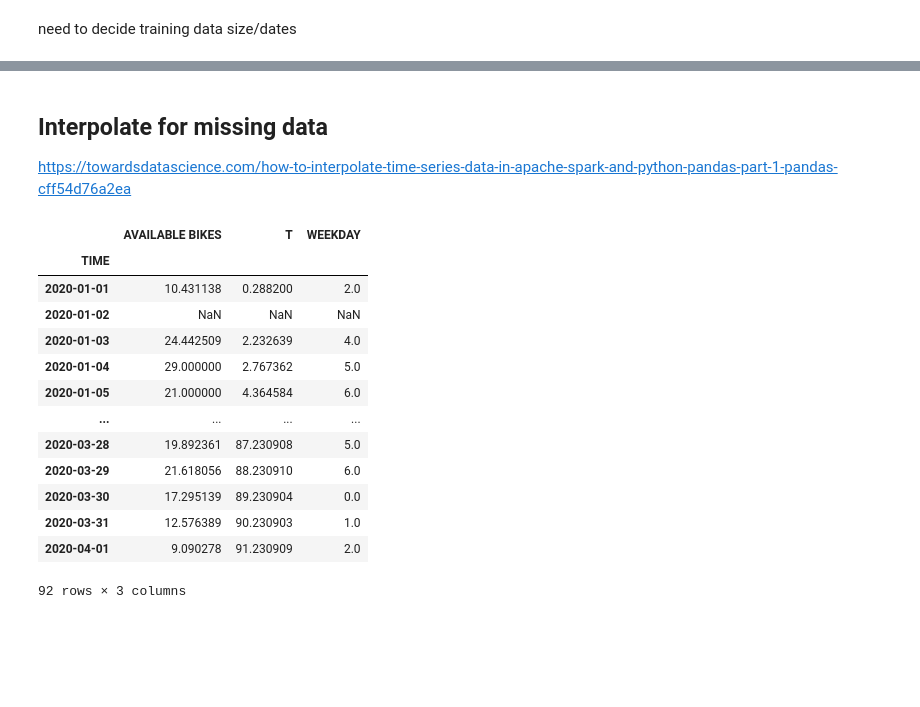
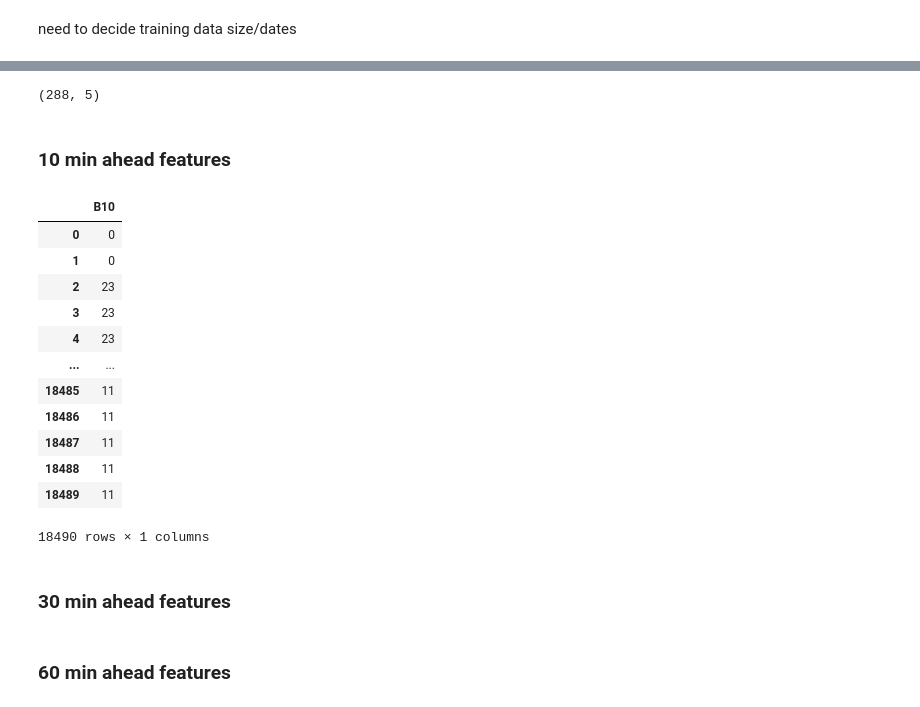
Before and after one commit to daltHub/Final-Assignment, a Jupyter notebook: feature_engineering.ipynb, the cells around one changed output, grey strips where cells are left out. Saved outputs shown, nothing was run; the diff lists cells and outputs as text; code cells hidden in the pictures; blank space fills up the shorter version.

```diff
--- a/feature_engineering.ipynb
+++ b/feature_engineering.ipynb
@@ -82,3 +116,0 @@ Text(0, 0.5, 'Number of Available Bikes')
-# %% [markdown]
-## Interpolate for missing data
-https://towardsdatascience.com/how-to-interpolate-time-series-data-in-apache-spark-and-python-pandas-part-1-pandas-cff54d76a2ea
@@ -92,17 +117,31 @@ df = df.resample('D').mean()
-# %%
-df
-# %% [output]
-|  | AVAILABLE BIKES | T | WEEKDAY |
-| TIME |  |  |  |
-| 2020-01-01 | 10.431138 | 0.288200 | 2.0 |
-| 2020-01-02 | NaN | NaN | NaN |
-| 2020-01-03 | 24.442509 | 2.232639 | 4.0 |
-| 2020-01-04 | 29.000000 | 2.767362 | 5.0 |
-| 2020-01-05 | 21.000000 | 4.364584 | 6.0 |
-| ... | ... | ... | ... |
-| 2020-03-28 | 19.892361 | 87.230908 | 5.0 |
-| 2020-03-29 | 21.618056 | 88.230910 | 6.0 |
-| 2020-03-30 | 17.295139 | 89.230904 | 0.0 |
-| 2020-03-31 | 12.576389 | 90.230903 | 1.0 |
-| 2020-04-01 | 9.090278 | 91.230909 | 2.0 |
-92 rows × 3 columns
+# %%
+day = 47 # simple way to find out how many datapoints are in one of the days.
+np.shape(df1.loc[(df1['T']<=day) & (df1['T']> day - 1)])
+# %% [output]
+(288, 5)
+# %% [markdown]
+### 10 min ahead features
+# %%
+T10 = misc.make_features(periods = 2, dataframe=df1,col='T',name='T10')
+B10 = misc.make_features(periods = 2, dataframe=df1,col='AVAILABLE BIKES',name='B10')
+B10
+# five_before.reset_index(inplace = True)
+# five_before.drop(columns=['index'])
+# %% [output]
+|  | B10 |
+| 0 | 0 |
+| 1 | 0 |
+| 2 | 23 |
+| 3 | 23 |
+| 4 | 23 |
+| ... | ... |
+| 18485 | 11 |
+| 18486 | 11 |
+| 18487 | 11 |
+| 18488 | 11 |
+| 18489 | 11 |
+18490 rows × 1 columns
+# %% [markdown]
+### 30 min ahead features
+# %% [markdown]
+### 60 min ahead features
```
Also changed, not shown: parts of 8 cells of this notebook, 11 other files.
